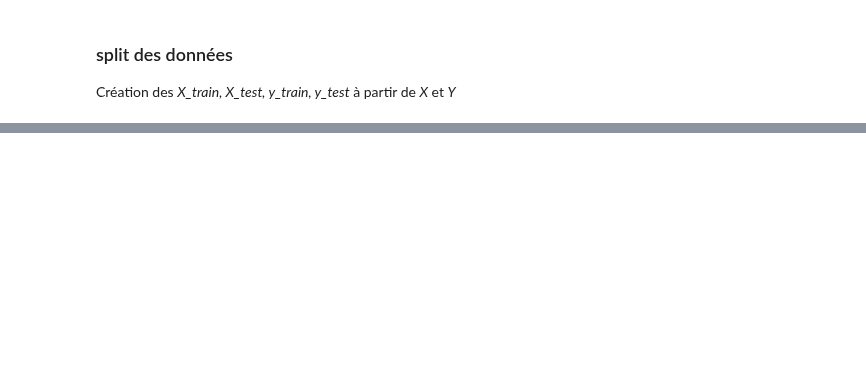
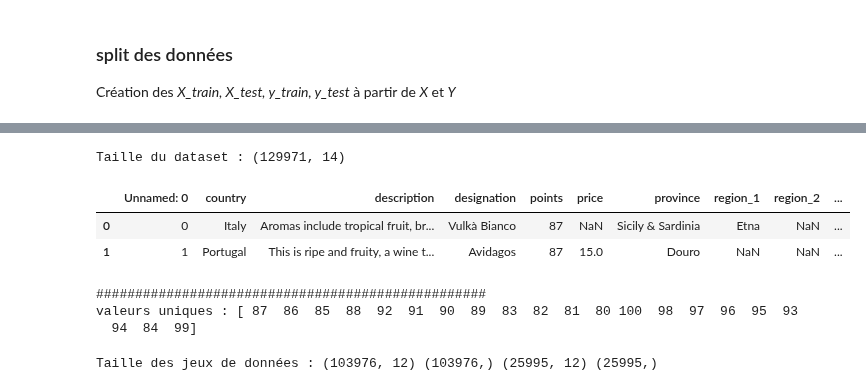
Before and after one commit to AFlo59/M-thodes-ensemblistes-et-arbres-de-d-cision-, a Jupyter notebook: 06-LightGBM.ipynb, the cells around one changed output, grey strips where cells are left out. Cells and saved outputs as stored; diff of their text form; code cells hidden in the pictures; blank space fills up the shorter version.

```diff
--- a/06-LightGBM.ipynb
+++ b/06-LightGBM.ipynb
@@ -265,0 +298,27 @@ ___
+# %%
+# Importing the dataset
+df = pd.read_csv("datasets/wine.csv")
+
+print("Taille du dataset :", df.shape)
+# %% [output]
+Taille du dataset : (129971, 14)
+# %%
+# exploration des données
+display(df.head(2))
+print("##################################################")
+print("valeurs uniques :", df['points'].unique())
+# %% [output]
+|  | Unnamed: 0 | country | description | designation | points | price | province | region_1 | region_2 | ... |
+| 0 | 0 | Italy | Aromas include tropical fruit, br... | Vulkà Bianco | 87 | NaN | Sicily & Sardinia | Etna | NaN | ... |
+| 1 | 1 | Portugal | This is ripe and fruity, a wine t... | Avidagos | 87 | 15.0 | Douro | NaN | NaN | ... |
+##################################################
+valeurs uniques : [ 87  86  85  88  92  91  90  89  83  82  81  80 100  98  97  96  95  93
+  94  84  99]
+# %%
+# split du dataset
+X = df.drop(labels = ["Unnamed: 0", "points"], axis=1)
+y = df['points']
+X_train, X_test, y_train, y_test = train_test_split(X, y, test_size=0.2, random_state=42)
+print("Taille des jeux de données :", X_train.shape, y_train.shape, X_test.shape, y_test.shape)
+# %% [output]
+Taille des jeux de données : (103976, 12) (103976,) (25995, 12) (25995,)
```
Also changed, not shown: parts of 22 cells of this notebook.
